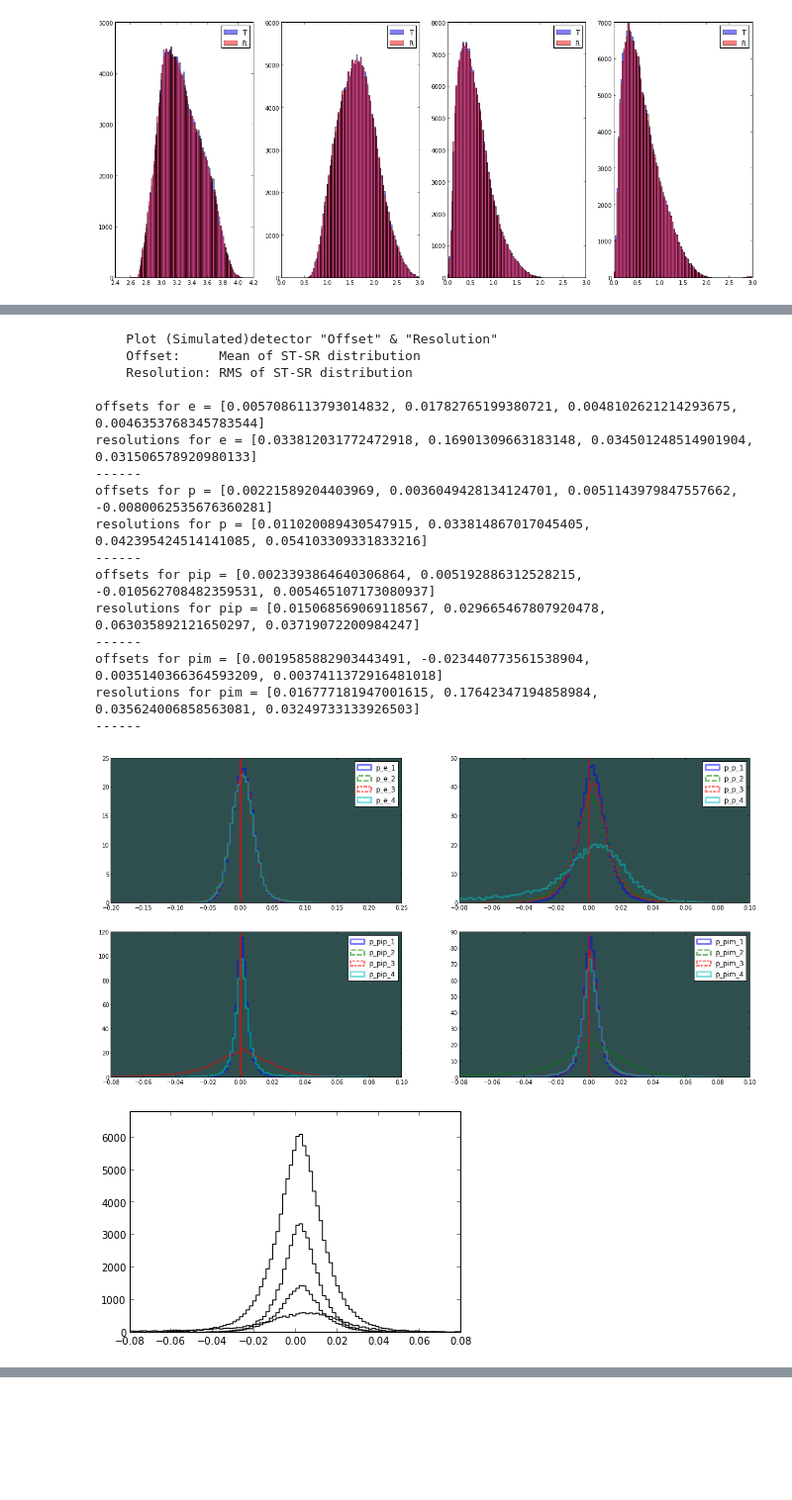
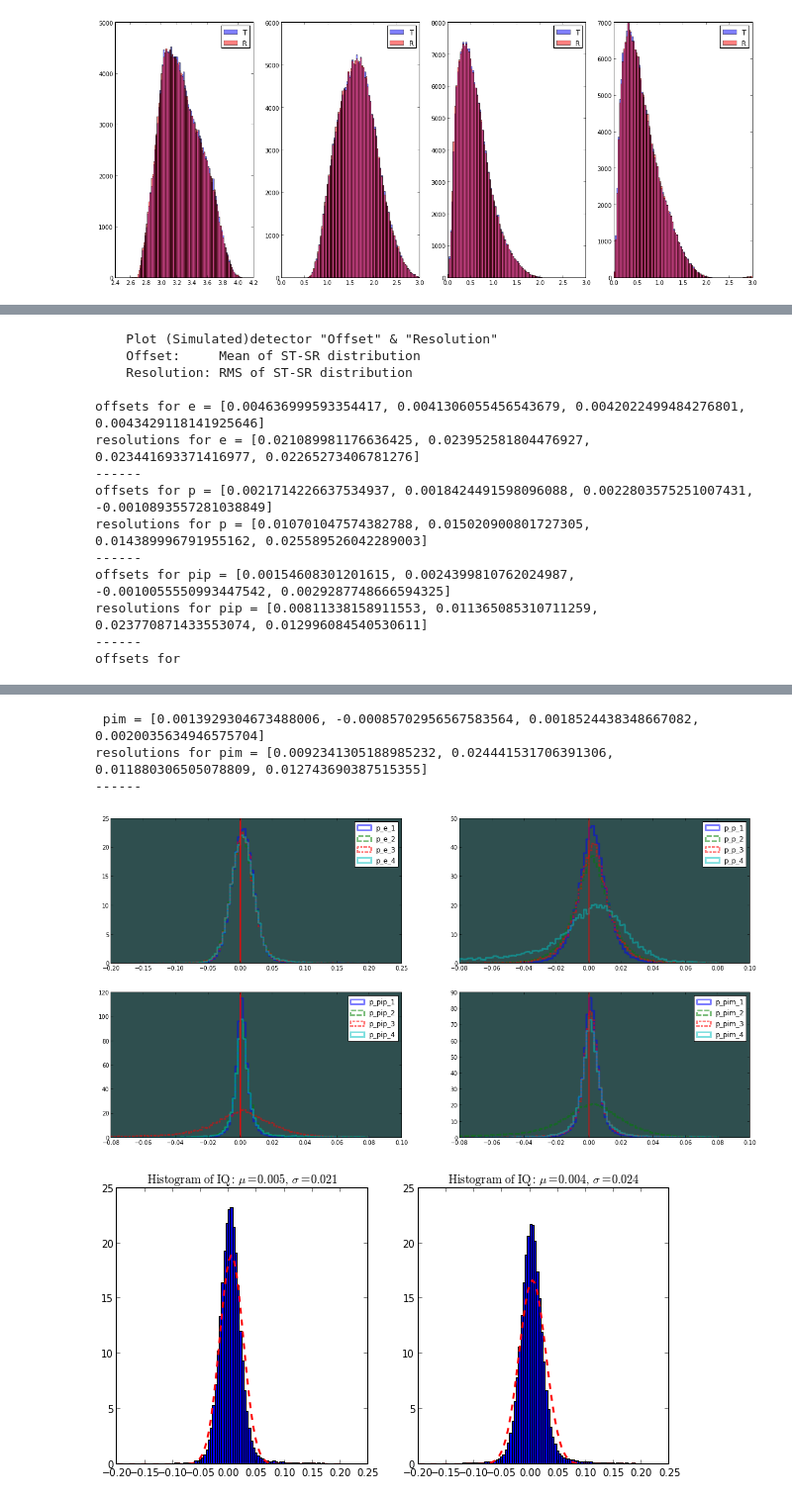
Before and after one commit to arjun-trivedi/ana2pi, a Jupyter notebook: scripts/python/nb-study_E1F_Simulation.ipynb, the cells around one changed output, grey strips where cells are left out. Shown at 99% size. Cells and saved outputs as stored; diff of their text form; code cells hidden in the pictures; blank space fills up the shorter version.

```diff
--- a/scripts/python/nb-study_E1F_Simulation.ipynb
+++ b/scripts/python/nb-study_E1F_Simulation.ipynb
@@ -380,21 +210,17 @@ def plot_detector_resolution_and_offset5(top=0):
-# %%
-plot_detector_resolution_and_offset5()
-# %% [output]
-    Plot (Simulated)detector "Offset" & "Resolution"
-    Offset:     Mean of ST-SR distribution
-    Resolution: RMS of ST-SR distribution
-
-offsets for e = [0.0057086113793014832, 0.01782765199380721, 0.0048102621214293675, 0.0046353768345783544]
-resolutions for e = [0.033812031772472918, 0.16901309663183148, 0.034501248514901904, 0.031506578920980133]
-------
-offsets for p = [0.00221589204403969, 0.0036049428134124701, 0.0051143979847557662, -0.0080062535676360281]
-resolutions for p = [0.011020089430547915, 0.033814867017045405, 0.042395424514141085, 0.054103309331833216]
-------
-offsets for pip = [0.0023393864640306864, 0.005192886312528215, -0.010562708482359531, 0.005465107173080937]
-resolutions for pip = [0.015068569069118567, 0.029665467807920478, 0.063035892121650297, 0.03719072200984247]
-------
-offsets for pim = [0.0019585882903443491, -0.023440773561538904, 0.0035140366364593209, 0.0037411372916481018]
-resolutions for pim = [0.016777181947001615, 0.17642347194858984, 0.035624006858563081, 0.03249733133926503]
-------
-[figure, removed]
-[figure, removed]
+# %%
+plot_detector_resolution_and_offset()
+# %% [output]
+    Plot (Simulated)detector "Offset" & "Resolution"
+    Offset:     Mean of ST-SR distribution
+    Resolution: RMS of ST-SR distribution
+
+offsets for e = [0.004636999593354417, 0.0041306055456543679, 0.0042022499484276801, 0.0043429118141925646]
+resolutions for e = [0.021089981176636425, 0.023952581804476927, 0.023441693371416977, 0.02265273406781276]
+------
+offsets for p = [0.0021714226637534937, 0.0018424491598096088, 0.0022803575251007431, -0.0010893557281038849]
+resolutions for p = [0.010701047574382788, 0.015020900801727305, 0.014389996791955162, 0.025589526042289003]
+------
+offsets for pip = [0.00154608301201615, 0.0024399810762024987, -0.0010055550993447542, 0.0029287748666594325]
+resolutions for pip = [0.00811338158911553, 0.011365085310711259, 0.023770871433553074, 0.012996084540530611]
+------
+offsets for
@@ -400,0 +228,5 @@ resolutions for pim = [0.016777181947001615, 0.17642347194858984, 0.035624006858
+ pim = [0.0013929304673488006, -0.00085702956567583564, 0.0018524438348667082, 0.0020035634946575704]
+resolutions for pim = [0.0092341305188985232, 0.024441531706391306, 0.011880306505078809, 0.012743690387515355]
+------
+[figure, added]
+[figure, added]
```
Also changed, not shown: parts of 7 cells of this notebook.
